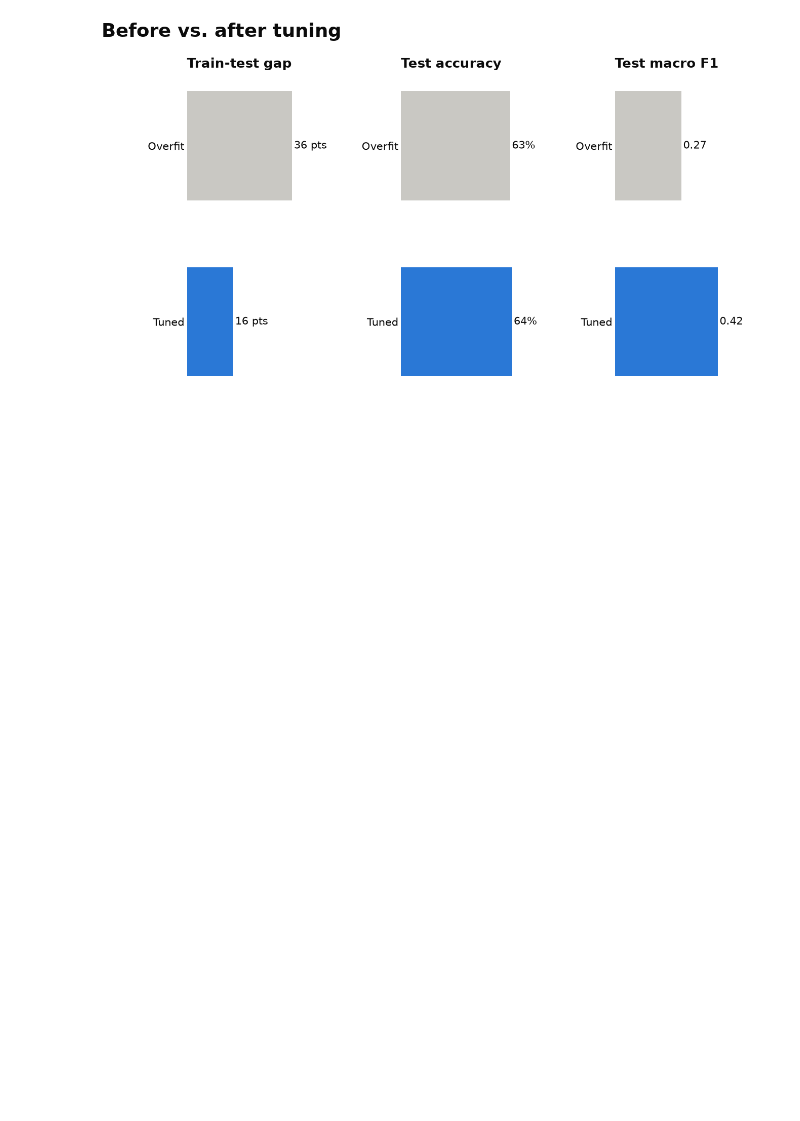
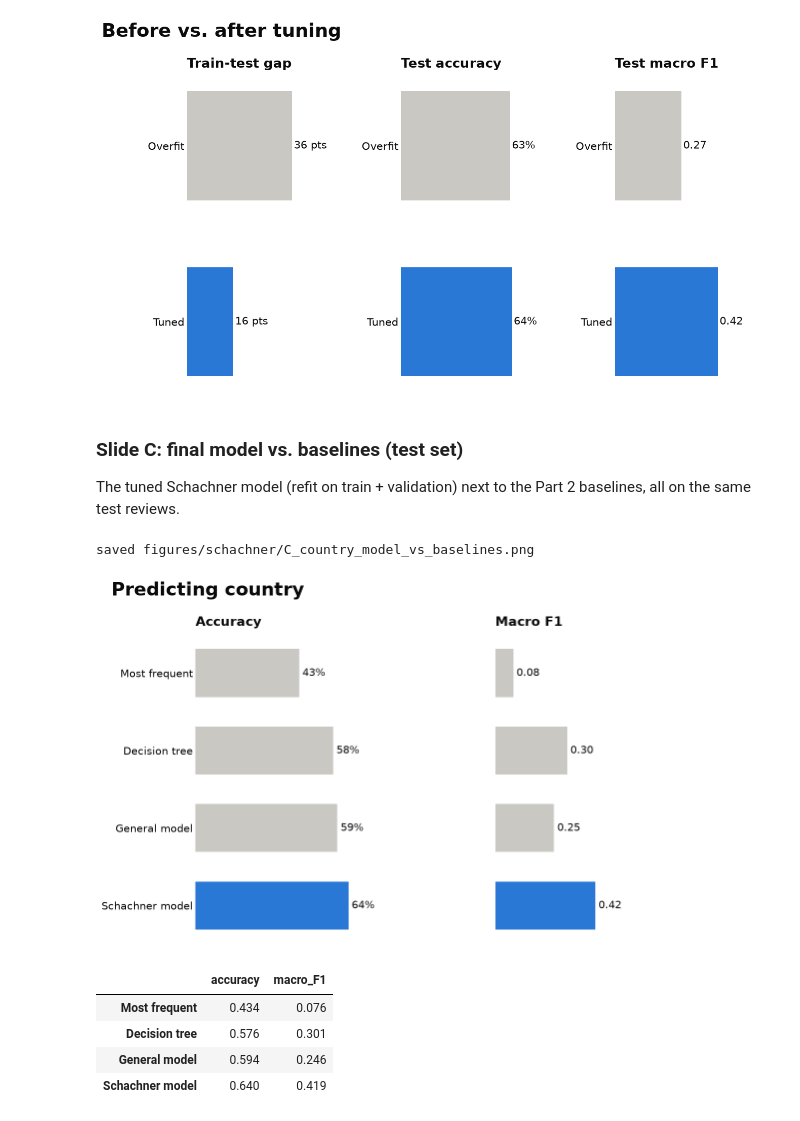
Before and after one commit to HudsonPifer1217/Data4401WineReviews, a Jupyter notebook: Schachner_model.ipynb, the cells around one changed output. Cells and saved outputs as stored; diff of their text form; code cells hidden in the pictures; blank space fills up the shorter version.

```diff
--- a/Schachner_model.ipynb
+++ b/Schachner_model.ipynb
@@ -952,11 +950,12 @@ Other tasters wrote almost nothing about Spain, Chile or Argentina, so there is
 # %% [markdown]
 ## 18. Final test (scored once)
 # %%
-final_rows = {}
+final_rows, final_models = {}, {}
 for name, cfg, train_df in [("Overfit model (Part 2)", OVERFIT, cv_train),
                             ("Tuned model", TUNED, cv_train),
                             ("Tuned model, refit on train + validation", TUNED, pd.concat([cv_train, cv_val]))]:
     vec, clf = fit_country(cfg, train_df)
+    final_models[name] = (vec, clf)
     tr_acc, _ = score(vec, clf, train_df)
     acc, f1 = score(vec, clf, cv_test)
     final_rows[name] = {"train_reviews": len(train_df), "train_acc": tr_acc, "test_acc": acc, "test_F1": f1,
@@ -1059,3 +1058,38 @@ with plt.rc_context(SLIDE_RC):
 # %% [output]
 saved figures/schachner/H_before_after.png
 [figure]
+# %% [markdown]
+### Slide C: final model vs. baselines (test set)
+The tuned Schachner model (refit on train + validation) next to the Part 2 baselines, all on the same test reviews.
+# %%
+FINAL = "Tuned model, refit on train + validation"
+tuned_row = final.loc[FINAL]
+base = test_results.loc["country"]
+slide_c = pd.DataFrame({
+    "Most frequent": base.loc["Most frequent (dummy)", ["accuracy", "macro_F1"]].to_numpy(),
+    "Decision tree": base.loc["Decision tree", ["accuracy", "macro_F1"]].to_numpy(),
+    "General model": base.loc["General model (all tasters)", ["accuracy", "macro_F1"]].to_numpy(),
+    "Schachner model": [tuned_row["test_acc"], tuned_row["test_F1"]],
+}, index=["accuracy", "macro_F1"]).T
+colors_c = [NEUTRAL, NEUTRAL, NEUTRAL, HILITE]
+
+with plt.rc_context(SLIDE_RC):
+    fig, (ax1, ax2) = plt.subplots(1, 2, sharey=True, gridspec_kw={"wspace": 0.12})
+    hbar(ax1, slide_c.index.tolist(), slide_c["accuracy"].to_numpy(), colors_c, xmax=1.12)
+    ax1.set_title("Accuracy")
+    hbar(ax2, slide_c.index.tolist(), slide_c["macro_F1"].to_numpy(), colors_c, fmt="{:.2f}", xmax=1.12)
+    ax2.set_title("Macro F1")
+    ax2.tick_params(axis="y", labelleft=False)
+    slide_title(fig, "Predicting country")
+    fig.subplots_adjust(top=0.86)
+    save_slide(fig, "C_country_model_vs_baselines")
+    plt.show()
+slide_c.round(3)
+# %% [output]
+saved figures/schachner/C_country_model_vs_baselines.png
+[figure, added]
+|  | accuracy | macro_F1 |
+| Most frequent | 0.434 | 0.076 |
+| Decision tree | 0.576 | 0.301 |
+| General model | 0.594 | 0.246 |
+| Schachner model | 0.640 | 0.419 |
```
Also changed, not shown: parts of 9 cells of this notebook, 2 other files.
